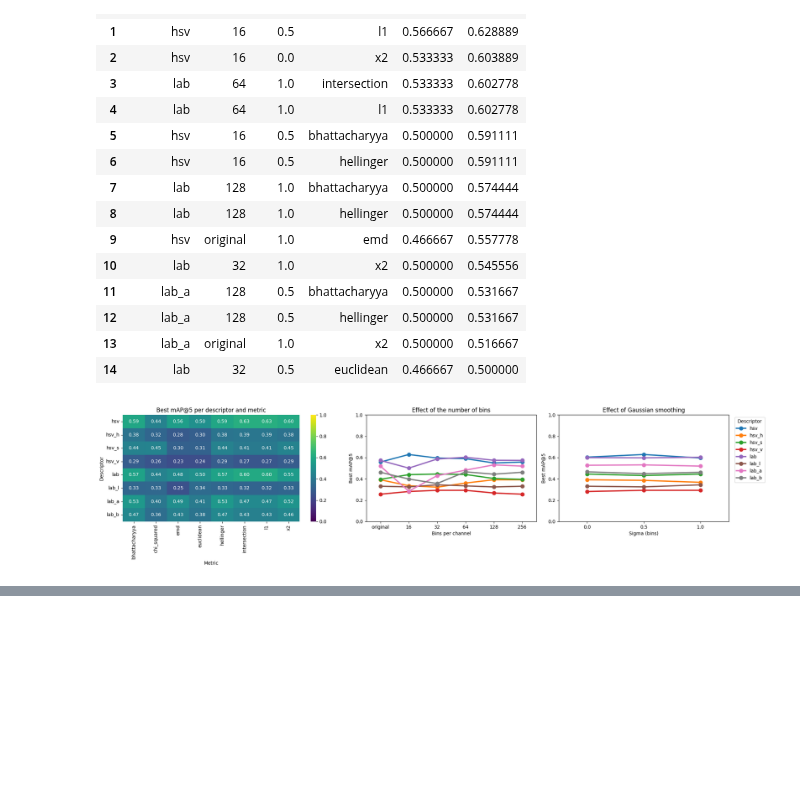
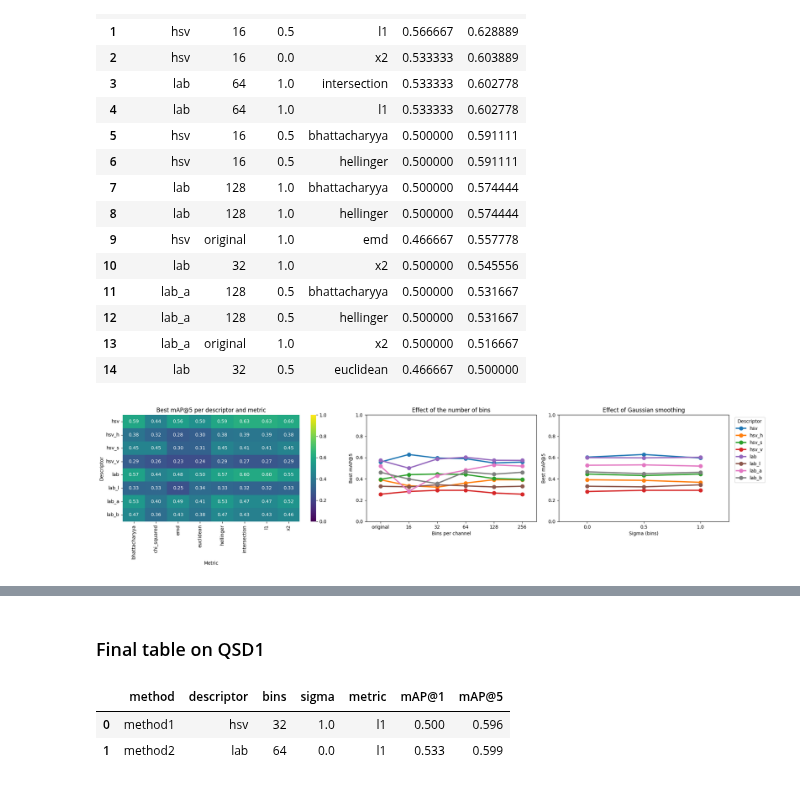
Before and after one commit to MCV-2026-C1-Project/Team-3, a Jupyter notebook: common_descriptors.ipynb, the cells around one changed output, grey strips where cells are left out. Drawn from its saved outputs; the diff is of its cells as text; code cells hidden in the pictures; blank space fills up the shorter version.

```diff
--- a/common_descriptors.ipynb
+++ b/common_descriptors.ipynb
@@ -789,0 +857,25 @@ plt.show()
+# %% [markdown]
+### Final table on QSD1
+# %%
+ground_truth = df_qsd1_w1["ground_truth"].tolist()
+
+rows = []
+for name, method in METHODS.items():
+    # 1. descriptors of the museum images and of the QSD1 queries
+    X, sizes = build_descriptor(bank_bbdd, method["descriptor"], method["bins"], method["sigma"])
+    Q, _ = build_descriptor(bank_qsd1, method["descriptor"], method["bins"], method["sigma"])
+    # 2. museum images ordered from most to least similar, for each query
+    order, _ = rank_database(Q, X, method["metric"], sizes)
+    # 3. ids of the top 5
+    predicted = DB_NAMES[order[:, :5]]
+
+    rows.append({"method": name, **method,
+                 "mAP@1": mean_average_precision(predicted, ground_truth, 1),
+                 "mAP@5": mean_average_precision(predicted, ground_truth, 5)})
+
+final_table = pd.DataFrame(rows).round(3)
+final_table
+# %% [output]
+|  | method | descriptor | bins | sigma | metric | mAP@1 | mAP@5 |
+| 0 | method1 | hsv | 32 | 1.0 | l1 | 0.500 | 0.596 |
+| 1 | method2 | lab | 64 | 0.0 | l1 | 0.533 | 0.599 |
```
Also changed, not shown: parts of 7 cells of this notebook, 1 other file.
